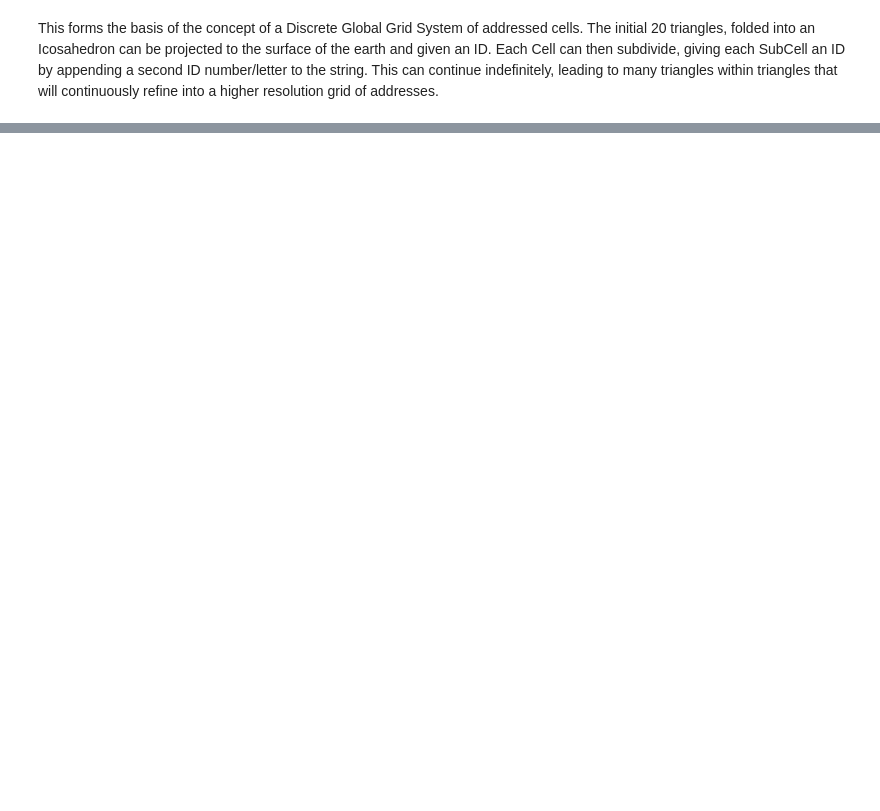
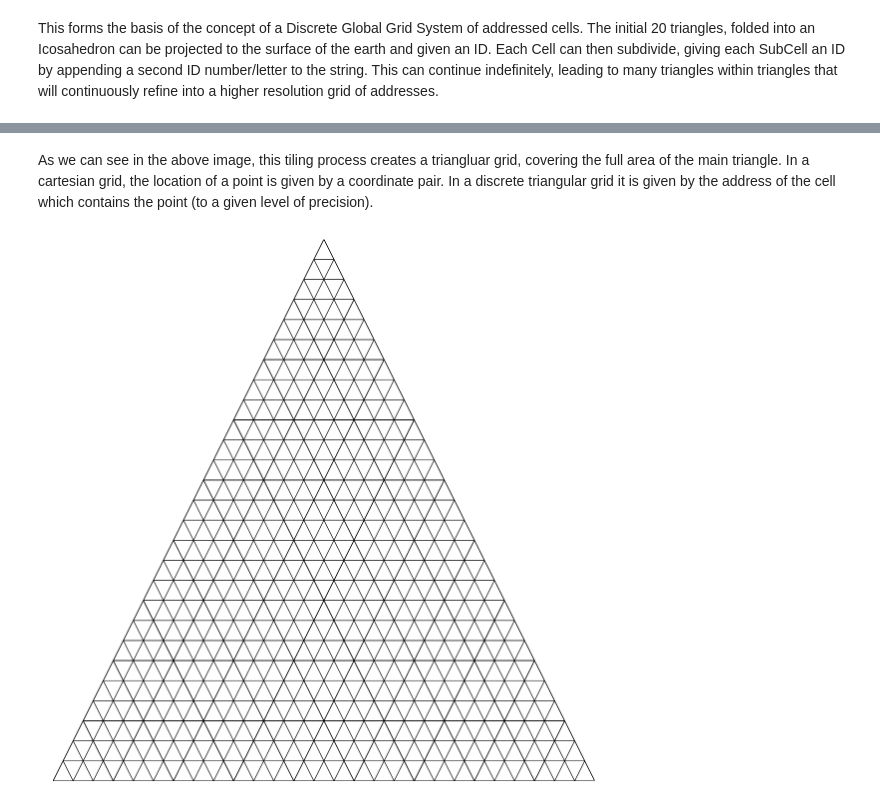
Before and after one commit to data-navigator/dggs, a Jupyter notebook: notebooks/Exploring Discrete Global Grid Systems.ipynb, the cells around one changed output, grey strips where cells are left out. Cells and saved outputs as stored; diff of their text form; code cells hidden in the pictures; blank space fills up the shorter version.

```diff
--- a/notebooks/Exploring Discrete Global Grid Systems.ipynb
+++ b/notebooks/Exploring Discrete Global Grid Systems.ipynb
@@ -171,3 +152,27 @@ This forms the basis of the concept of a Discrete Global Grid System of addresse
+# %% [markdown]
+As we can see in the above image, this tiling process creates a triangluar grid, covering the full area of the main triangle. In a cartesian grid, the location of a point is given by a coordinate pair. In a discrete triangular grid it is given by the address of the cell which contains the point (to a given level of precision).
+# %%
+t4 = Triangle('A', [(0,0),(0.5,1),(1,0),(0,0)])
+tess = t4.tessellate()
+
+fig5 = plt.figure(figsize=(20, 20) )
+ax5 = fig5.add_subplot(111, aspect='equal')
+ax5.add_patch(t4.patch)
+
+for a in tess:
+    ax5.add_patch(a.patch)
+    for b in a.tessellate():
+        ax5.add_patch(b.patch)
+        for c in b.tessellate():
+            ax5.add_patch(c.patch)
+
+ax5.set_xlim((0,1))
+ax5.set_ylim((0,1))
+
+plt.axis('off')
+plt.show()
+# %% [output]
+[figure, added]
 # %%
 from IPython.display import display, Math, Latex
 
```
Also changed, not shown: parts of 8 cells of this notebook.
